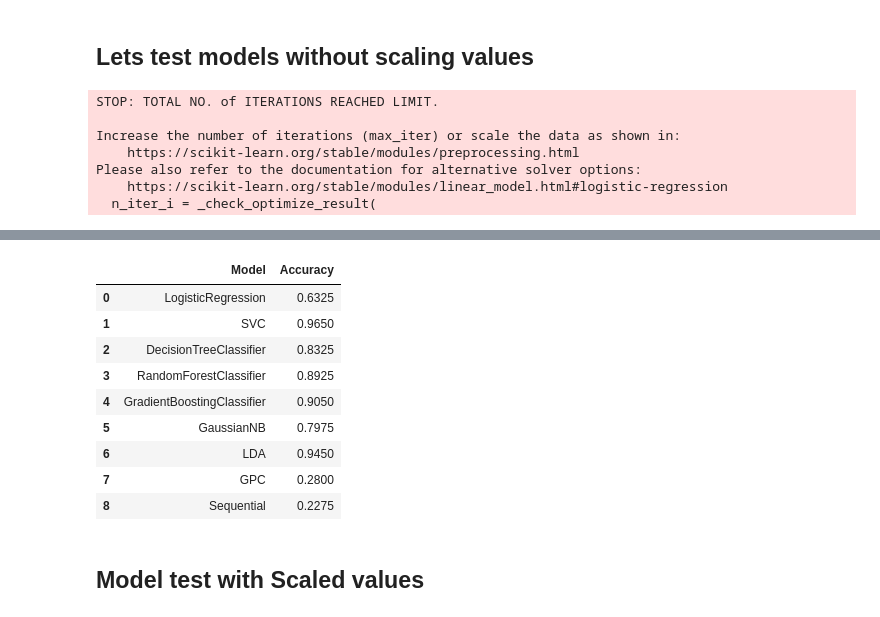
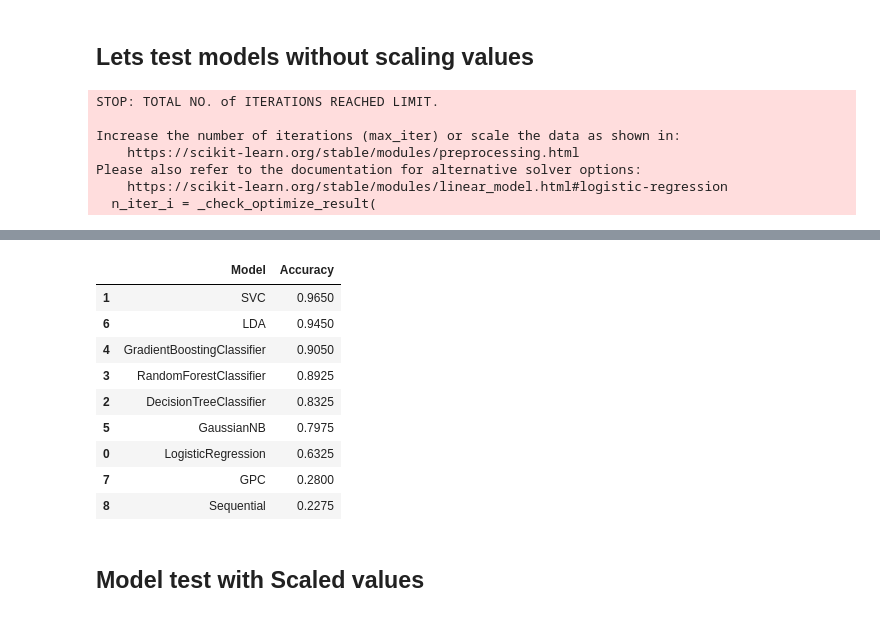
Before and after one commit to MaukanMir/Mobile-Price-Classification, a Jupyter notebook: training.ipynb, the cells around one changed output, grey strips where cells are left out. Cells and saved outputs as stored; diff of their text form; code cells hidden in the pictures.

Commit message:
Added new models

```diff
--- a/training.ipynb
+++ b/training.ipynb
@@ -378,7 +378,7 @@ Mean F1: 0.245 (0.032)
 # %%
 X_train, X_test, y_train, y_test = train_test_split(X,y, test_size=0.2, random_state=42)
 models = run_all_models(X_train, X_test, y_train, y_test)
-models
+models.sort_values(by="Accuracy", ascending=False)
 # %% [output]
 STOP: TOTAL NO. of ITERATIONS REACHED LIMIT.
 
@@ -391,11 +391,11 @@ Please also refer to the documentation for alternative solver options:
 |  | Model | Accuracy |
+| 1 | SVC | 0.9650 |
+| 6 | LDA | 0.9450 |
+| 4 | GradientBoostingClassifier | 0.9050 |
+| 3 | RandomForestClassifier | 0.8925 |
+| 2 | DecisionTreeClassifier | 0.8325 |
+| 5 | GaussianNB | 0.7975 |
 | 0 | LogisticRegression | 0.6325 |
-| 1 | SVC | 0.9650 |
-| 2 | DecisionTreeClassifier | 0.8325 |
-| 3 | RandomForestClassifier | 0.8925 |
-| 4 | GradientBoostingClassifier | 0.9050 |
-| 5 | GaussianNB | 0.7975 |
-| 6 | LDA | 0.9450 |
 | 7 | GPC | 0.2800 |
 | 8 | Sequential | 0.2275 |
 # %% [markdown]
```
Also changed, not shown: parts of 5 cells of this notebook.
